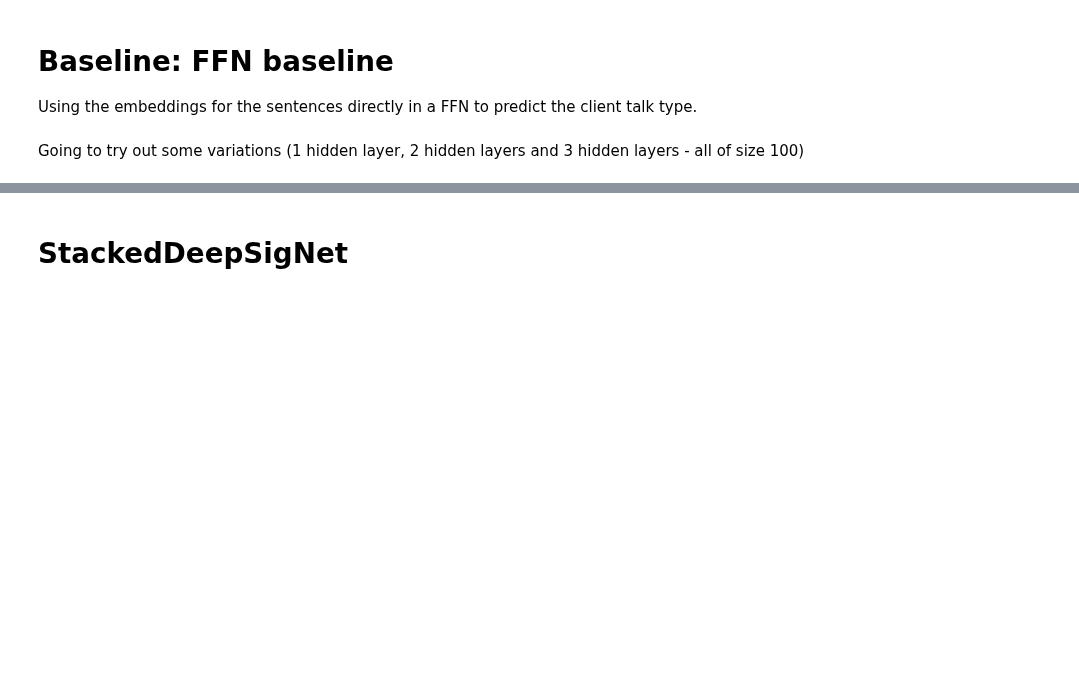
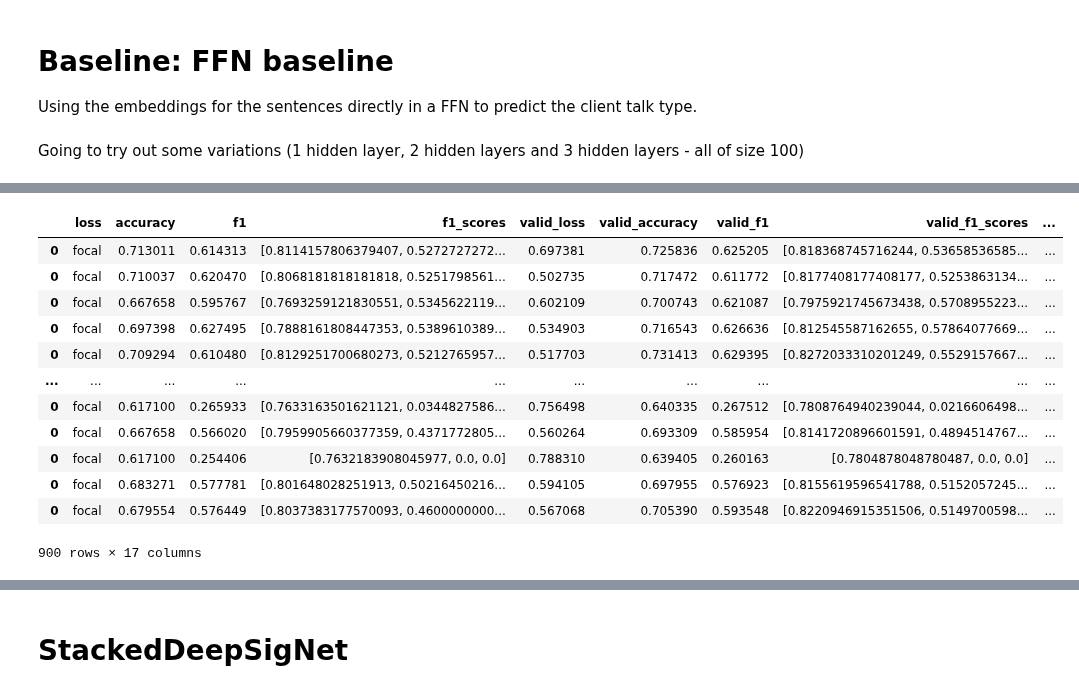
Before and after one commit to ttseriotou/sig-networks, a Jupyter notebook: notebooks/AnnoMI/anno_mi-client.ipynb, the cells around one changed output, grey strips where cells are left out. Saved outputs shown, nothing was run; the diff lists cells and outputs as text; code cells hidden in the pictures; blank space fills up the shorter version.

```diff
--- a/notebooks/AnnoMI/anno_mi-client.ipynb
+++ b/notebooks/AnnoMI/anno_mi-client.ipynb
@@ -316,0 +346,23 @@ ffn_mean_history_kfold, best_valid_metric, extra_info = histories_baseline_hyper
+# %%
+ffn_mean_history, best_ffn_mean_history, _, __ = histories_baseline_hyperparameter_search(
+    num_epochs=num_epochs,
+    df=anno_mi,
+    id_column="transcript_id",
+    label_column="client_talk_type",
+    embeddings=sbert_embeddings,
+    y_data=y_data,
+    output_dim=output_dim,
+    window_sizes=window_sizes,
+    hidden_dim_sizes=hidden_dim_sizes,
+    dropout_rates=dropout_rates,
+    learning_rates=learning_rates,
+    use_signatures=False,
+    seeds=seeds,
+    loss=loss,
+    gamma=gamma,
+    path_indices=client_index,
+    k_fold=False,
+    validation_metric=validation_metric,
+    results_output=f"{output_dir}/ffn_mean_history_focal_{gamma}.csv",
+    verbose=False
+)
@@ -316,0 +407,16 @@ ffn_mean_history_kfold, best_valid_metric, extra_info = histories_baseline_hyper
+# %%
+ffn_mean_history
+# %% [output]
+|  | loss | accuracy | f1 | f1_scores | valid_loss | valid_accuracy | valid_f1 | valid_f1_scores | ... |
+| 0 | focal | 0.713011 | 0.614313 | [0.8114157806379407, 0.5272727272... | 0.697381 | 0.725836 | 0.625205 | [0.818368745716244, 0.53658536585... | ... |
+| 0 | focal | 0.710037 | 0.620470 | [0.8068181818181818, 0.5251798561... | 0.502735 | 0.717472 | 0.611772 | [0.8177408177408177, 0.5253863134... | ... |
+| 0 | focal | 0.667658 | 0.595767 | [0.7693259121830551, 0.5345622119... | 0.602109 | 0.700743 | 0.621087 | [0.7975921745673438, 0.5708955223... | ... |
+| 0 | focal | 0.697398 | 0.627495 | [0.7888161808447353, 0.5389610389... | 0.534903 | 0.716543 | 0.626636 | [0.812545587162655, 0.57864077669... | ... |
+| 0 | focal | 0.709294 | 0.610480 | [0.8129251700680273, 0.5212765957... | 0.517703 | 0.731413 | 0.629395 | [0.8272033310201249, 0.5529157667... | ... |
+| ... | ... | ... | ... | ... | ... | ... | ... | ... | ... |
+| 0 | focal | 0.617100 | 0.265933 | [0.7633163501621121, 0.0344827586... | 0.756498 | 0.640335 | 0.267512 | [0.7808764940239044, 0.0216606498... | ... |
+| 0 | focal | 0.667658 | 0.566020 | [0.7959905660377359, 0.4371772805... | 0.560264 | 0.693309 | 0.585954 | [0.8141720896601591, 0.4894514767... | ... |
+| 0 | focal | 0.617100 | 0.254406 | [0.7632183908045977, 0.0, 0.0] | 0.788310 | 0.639405 | 0.260163 | [0.7804878048780487, 0.0, 0.0] | ... |
+| 0 | focal | 0.683271 | 0.577781 | [0.801648028251913, 0.50216450216... | 0.594105 | 0.697955 | 0.576923 | [0.8155619596541788, 0.5152057245... | ... |
+| 0 | focal | 0.679554 | 0.576449 | [0.8037383177570093, 0.4600000000... | 0.567068 | 0.705390 | 0.593548 | [0.8220946915351506, 0.5149700598... | ... |
+900 rows × 17 columns
```
Also changed, not shown: parts of 94 cells of this notebook, 4 other files.
